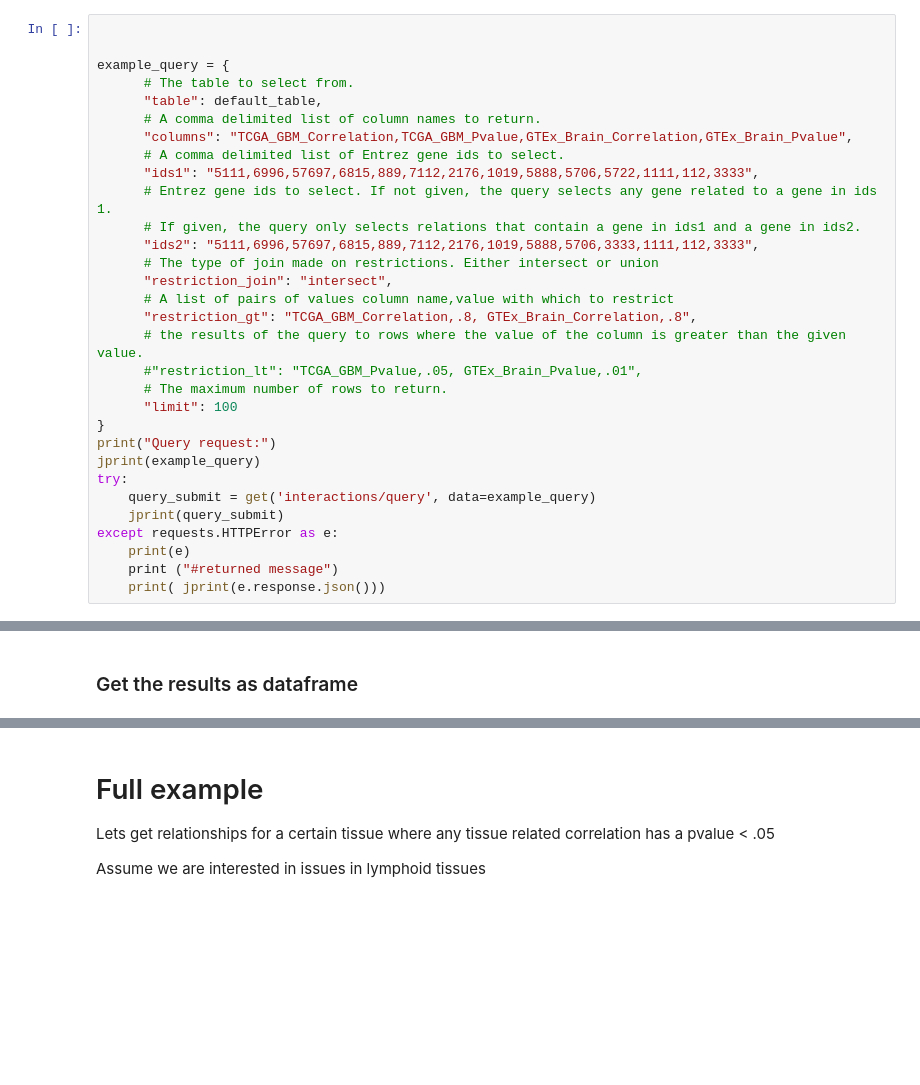
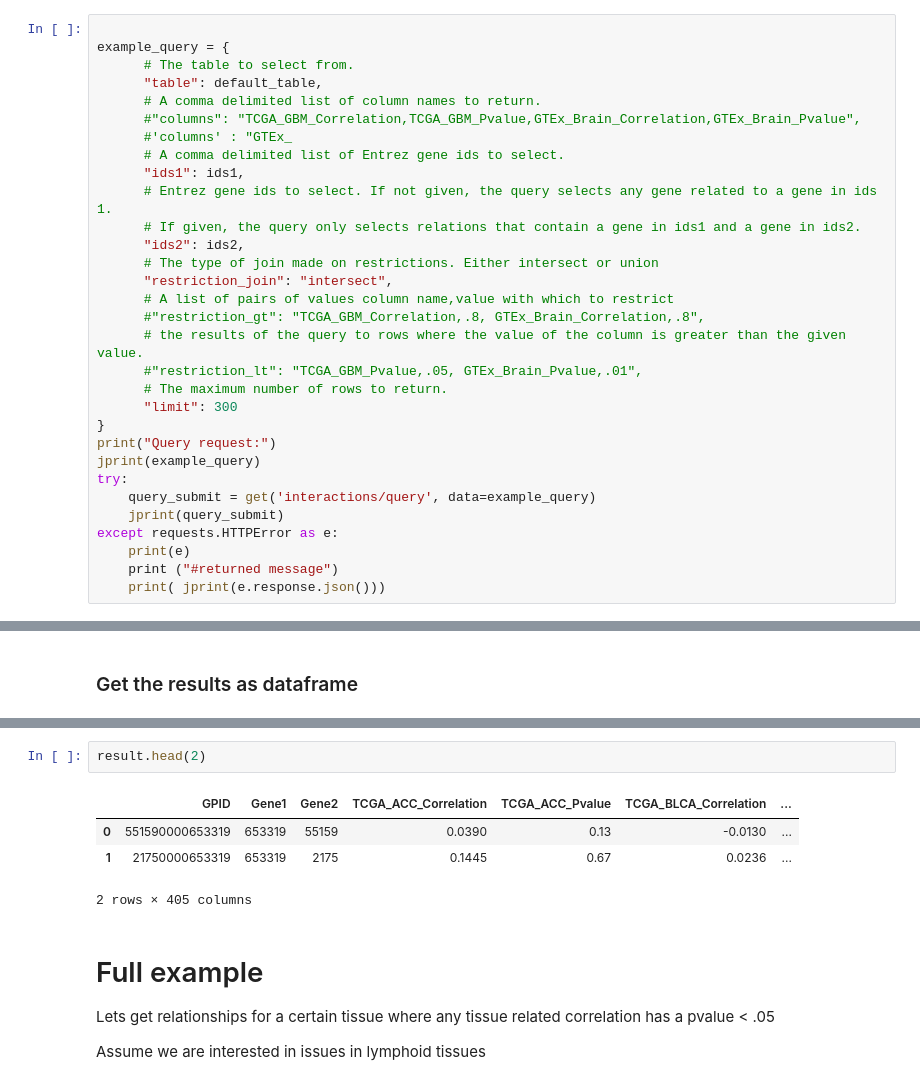
Before and after one commit to ncats/translator-workflows, a Jupyter notebook: BigGIM/BigGIM-hackathonOct2017-v1.ipynb, the cells around one changed output, grey strips where cells are left out. Saved outputs shown, nothing was run; the diff lists cells and outputs as text; blank space fills up the shorter version.

```diff
--- a/BigGIM/BigGIM-hackathonOct2017-v1.ipynb
+++ b/BigGIM/BigGIM-hackathonOct2017-v1.ipynb
@@ -77,26 +79,26 @@ ids2 = ",".join(ids2)
 # %%
 #tt =
 # %%
-
 
 example_query = {
       # The table to select from.
       "table": default_table,
       # A comma delimited list of column names to return.
-      "columns": "TCGA_GBM_Correlation,TCGA_GBM_Pvalue,GTEx_Brain_Correlation,GTEx_Brain_Pvalue",
+      #"columns": "TCGA_GBM_Correlation,TCGA_GBM_Pvalue,GTEx_Brain_Correlation,GTEx_Brain_Pvalue",
+      #'columns' : "GTEx_
       # A comma delimited list of Entrez gene ids to select.
-      "ids1": "5111,6996,57697,6815,889,7112,2176,1019,5888,5706,5722,1111,112,3333",
+      "ids1": ids1,
       # Entrez gene ids to select. If not given, the query selects any gene related to a gene in ids 1.
       # If given, the query only selects relations that contain a gene in ids1 and a gene in ids2.
-      "ids2": "5111,6996,57697,6815,889,7112,2176,1019,5888,5706,3333,1111,112,3333",
+      "ids2": ids2,
       # The type of join made on restrictions. Either intersect or union
       "restriction_join": "intersect",
       # A list of pairs of values column name,value with which to restrict
-      "restriction_gt": "TCGA_GBM_Correlation,.8, GTEx_Brain_Correlation,.8",
+      #"restriction_gt": "TCGA_GBM_Correlation,.8, GTEx_Brain_Correlation,.8",
       # the results of the query to rows where the value of the column is greater than the given value.
       #"restriction_lt": "TCGA_GBM_Pvalue,.05, GTEx_Brain_Pvalue,.01",
       # The maximum number of rows to return.
-      "limit": 100
+      "limit": 300
 }
 print("Query request:")
 jprint(example_query)
@@ -174,3 +187,10 @@ NameError: name 'substudies' is not defined
+# %%
+result.head(2)
+# %% [output]
+|  | GPID | Gene1 | Gene2 | TCGA_ACC_Correlation | TCGA_ACC_Pvalue | TCGA_BLCA_Correlation | ... |
+| 0 | 551590000653319 | 653319 | 55159 | 0.0390 | 0.13 | -0.0130 | ... |
+| 1 | 21750000653319 | 653319 | 2175 | 0.1445 | 0.67 | 0.0236 | ... |
+2 rows × 405 columns
 # %% [markdown]
 <a id="full_example"></a>
 # Full example
```
Also changed, not shown: parts of 4 cells of this notebook.
